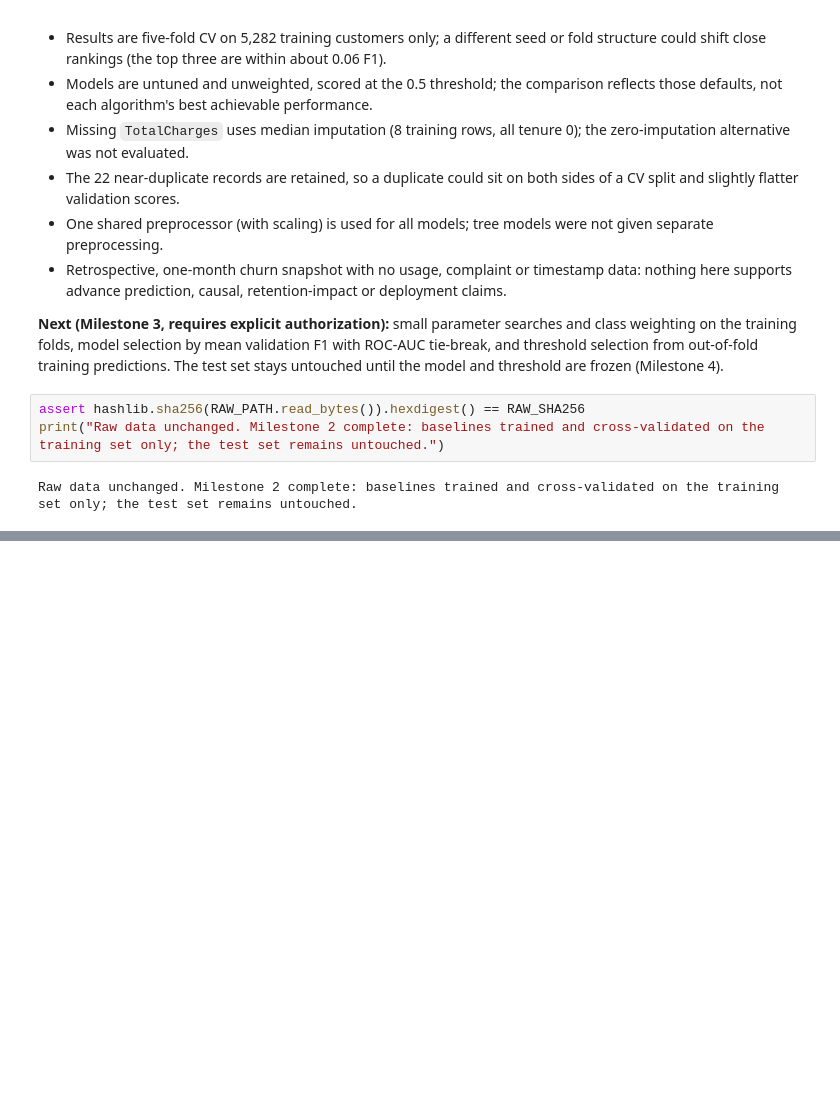
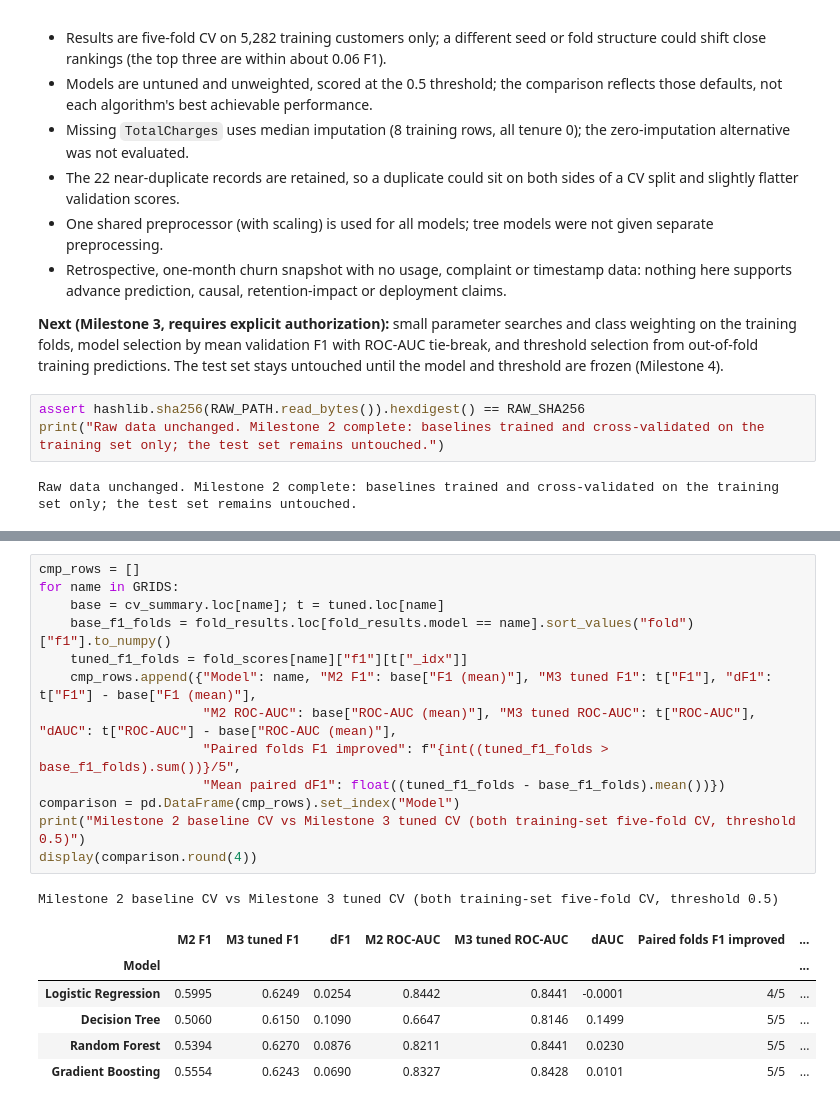
Before and after one commit to sakethm2023-afk/telecom-churn-prediction, a Jupyter notebook: notebooks/telecom_churn_analysis.ipynb, the cells around one changed output, grey strips where cells are left out. Saved outputs shown, nothing was run; the diff lists cells and outputs as text; blank space fills up the shorter version.

```diff
--- a/notebooks/telecom_churn_analysis.ipynb
+++ b/notebooks/telecom_churn_analysis.ipynb
@@ -1091,0 +1226,21 @@ Raw data unchanged. Milestone 2 complete: baselines trained and cross-validated
+# %%
+cmp_rows = []
+for name in GRIDS:
+    base = cv_summary.loc[name]; t = tuned.loc[name]
+    base_f1_folds = fold_results.loc[fold_results.model == name].sort_values("fold")["f1"].to_numpy()
+    tuned_f1_folds = fold_scores[name]["f1"][t["_idx"]]
+    cmp_rows.append({"Model": name, "M2 F1": base["F1 (mean)"], "M3 tuned F1": t["F1"], "dF1": t["F1"] - base["F1 (mean)"],
+                     "M2 ROC-AUC": base["ROC-AUC (mean)"], "M3 tuned ROC-AUC": t["ROC-AUC"], "dAUC": t["ROC-AUC"] - base["ROC-AUC (mean)"],
+                     "Paired folds F1 improved": f"{int((tuned_f1_folds > base_f1_folds).sum())}/5",
+                     "Mean paired dF1": float((tuned_f1_folds - base_f1_folds).mean())})
+comparison = pd.DataFrame(cmp_rows).set_index("Model")
+print("Milestone 2 baseline CV vs Milestone 3 tuned CV (both training-set five-fold CV, threshold 0.5)")
+display(comparison.round(4))
+# %% [output]
+Milestone 2 baseline CV vs Milestone 3 tuned CV (both training-set five-fold CV, threshold 0.5)
+|  | M2 F1 | M3 tuned F1 | dF1 | M2 ROC-AUC | M3 tuned ROC-AUC | dAUC | Paired folds F1 improved | ... |
+| Model |  |  |  |  |  |  |  | ... |
+| Logistic Regression | 0.5995 | 0.6249 | 0.0254 | 0.8442 | 0.8441 | -0.0001 | 4/5 | ... |
+| Decision Tree | 0.5060 | 0.6150 | 0.1090 | 0.6647 | 0.8146 | 0.1499 | 5/5 | ... |
+| Random Forest | 0.5394 | 0.6270 | 0.0876 | 0.8211 | 0.8441 | 0.0230 | 5/5 | ... |
+| Gradient Boosting | 0.5554 | 0.6243 | 0.0690 | 0.8327 | 0.8428 | 0.0101 | 5/5 | ... |
```
Also changed, not shown: parts of 27 cells of this notebook, 2 other files.
